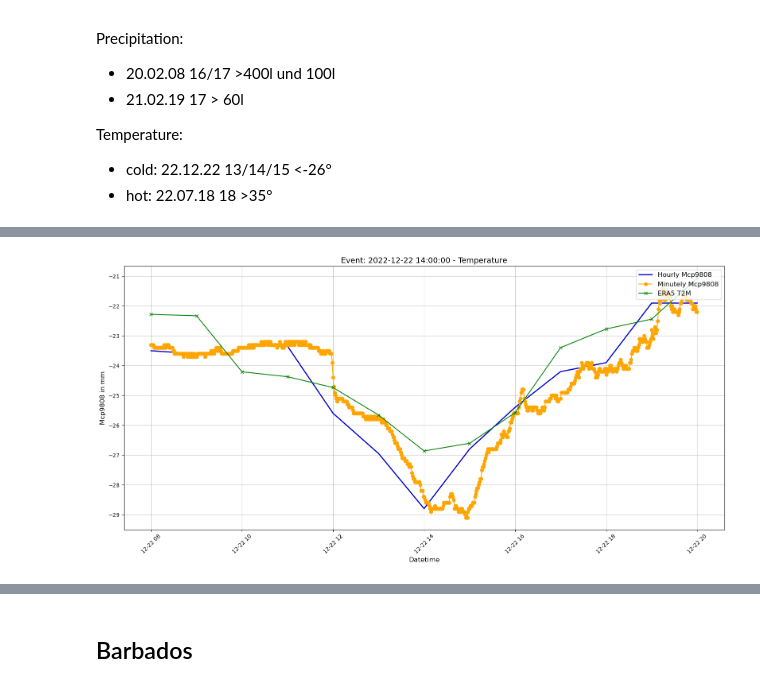
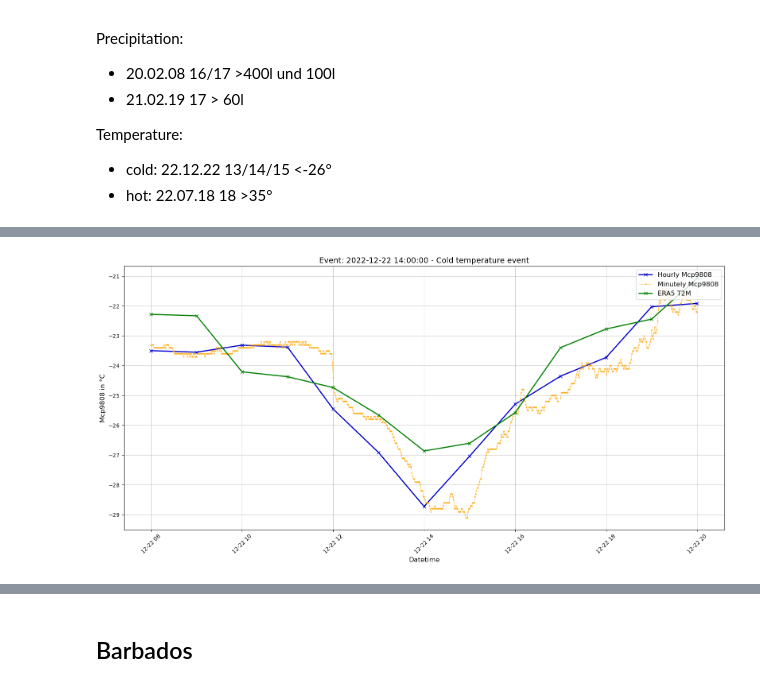
Before and after one commit to Ferdinand1123/digital-twin-for-weather-station, a Jupyter notebook: event_comparison.ipynb, the cells around one changed output, grey strips where cells are left out. Cells and saved outputs as stored; diff of their text form; code cells hidden in the pictures.

```diff
--- a/event_comparison.ipynb
+++ b/event_comparison.ipynb
@@ -640,9 +591,7 @@ marshall_processed_df.index = pd.to_datetime(marshall_processed_df.index, errors
 
 marshall_hourly_df = pd.DataFrame()
 
-for var_name in marshall_processed_df.columns:
-    hourly_series = marshall_processed_df[var_name].resample('h').apply(custom_aggregation(var_name))
-    marshall_hourly_df[var_name] = hourly_series
+marshall_hourly_df = apply_aggregation(marshall_processed_df, aggregation_dict)
 # %% [markdown]
 Wind speed:
 - 2018-04-17 20:00:00 >15m/s
@@ -726,22 +816,22 @@ plot_event_comparison(
 # %%
 # Example Event 1
-event_1 = pd.Timestamp("2022-12-22 14:00")
+event_4 = pd.Timestamp("2022-12-22 14:00")
 
 # Plot Event 1: Temperature Comparison
 plot_event_comparison(
-    event_time=event_1,
+    event_time=event_4,
     hourly_df=marshall_hourly_df,
     minutely_df=marshall_processed_df,
     era5_ds=marshall_er5,
     variable_hourly="mcp9808",       # Hourly temperature
     variable_minute="mcp9808",       # Minutely temperature
     era5_variable="t2m",              # ERA5 2-meter temperature
     lat=39.9496 ,
     lon=-105.196,
     time_window=pd.Timedelta(hours=6),
     same_y_axis=True,
-    title_suffix="Temperature",
+    title_suffix="Cold temperature event",
     save_fig=False
 )
 # %% [output]
-[figure, old version]
+[figure, new version]
```
Also changed, not shown: parts of 53 cells of this notebook, 5 other files.
